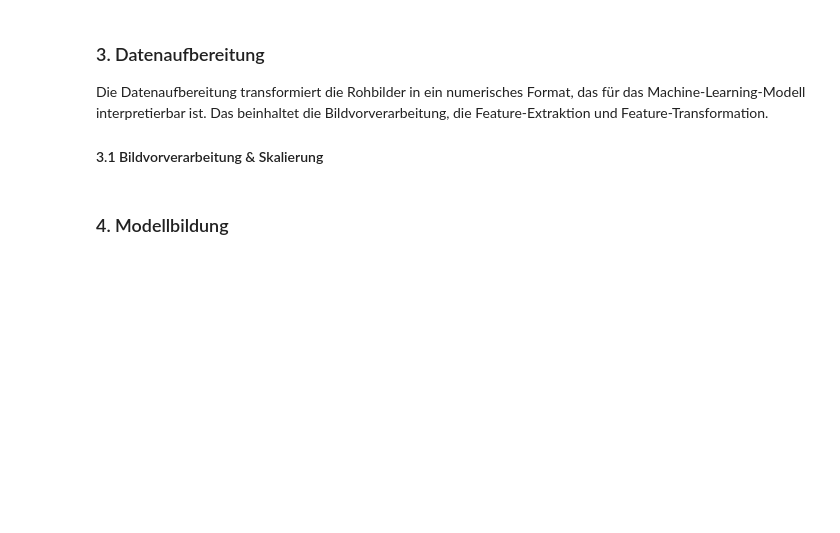
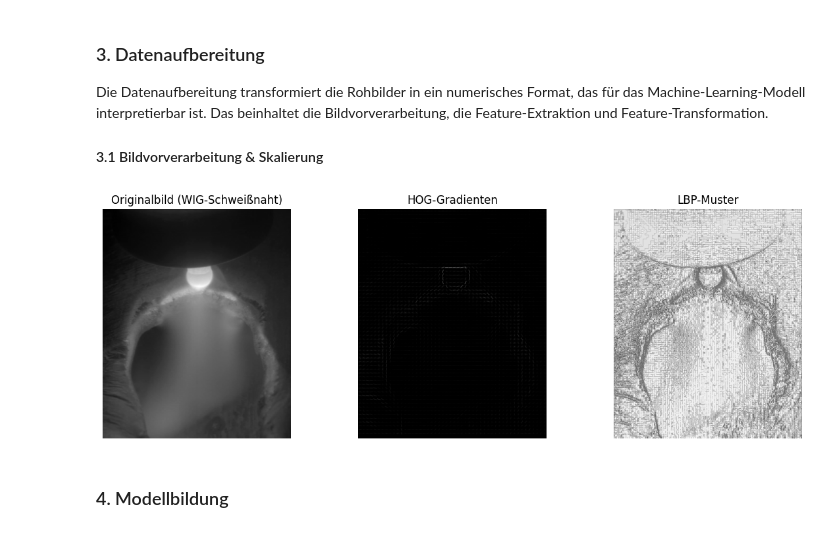
Before and after one commit to DominikSchuck/MLiP_Project, a Jupyter notebook: MLiP_Klassifikation_Projekt_5_balanced_Dataset.ipynb, the cells around one changed output. Saved outputs shown, nothing was run; the diff lists cells and outputs as text; code cells hidden in the pictures; blank space fills up the shorter version.

Commit message:
Nur das balanced Dataset Notebook aktualisiert

```diff
--- a/MLiP_Klassifikation_Projekt_5_balanced_Dataset.ipynb
+++ b/MLiP_Klassifikation_Projekt_5_balanced_Dataset.ipynb
@@ -516,24 +516,26 @@ Die Datenaufbereitung transformiert die Rohbilder in ein numerisches Format, das
 
 #### 3.1 Bildvorverarbeitung & Skalierung
 # %%
-sample_rel_path = list(orig_set.dataset.keys())[0]
-sample_path = str(orig_set.base_path / sample_rel_path)
-img = cv2.imread(sample_path)
+sample_rel_path = list(orig_set.train_data.keys())[0]
+sample_path = str(orig_set.train_dir / sample_rel_path)
+img = np.array(Image.open(sample_path))
 
 _, hog_image = hog(image = img, pixels_per_cell = (16, 16), cells_per_block = (2, 2), visualize = True)
 
 lbp_image = local_binary_pattern(image = img, P = 8, R = 1, method = 'uniform')
 
 fig, axes = plt.subplots(1, 3, figsize = (12, 4))
 axes[0].imshow(img, cmap='gray')#
 axes[0].set_title("Originalbild (WIG-Schweißnaht)")
 axes[1].imshow(hog_image, cmap='gray')
 axes[1].set_title("HOG-Gradienten")
 axes[2].imshow(lbp_image, cmap='gray')
 axes[2].set_title("LBP-Muster")
 for ax in axes: ax.axis('off')
 plt.tight_layout()
 plt.show()
+# %% [output]
+[figure, added]
 # %%
 ''' Funktionierendes Modell '''
 
```
Also changed, not shown: parts of 2 cells of this notebook.
